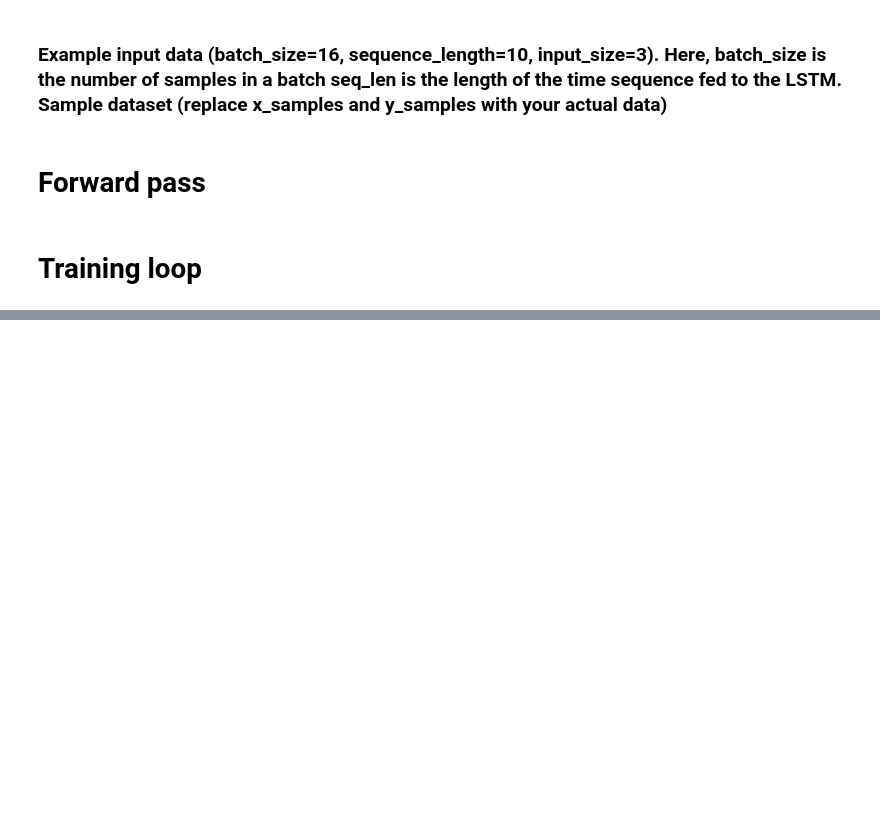
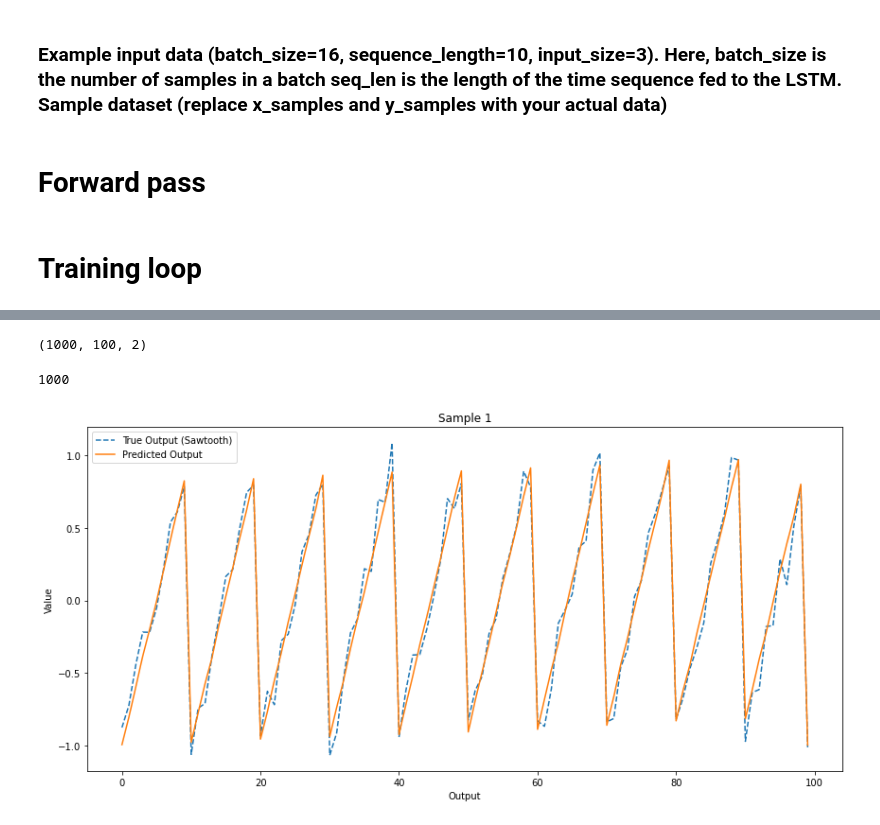
Before and after one commit to LeoBoticsHub/actuator_identification, a Jupyter notebook: training/actuator_lstm.ipynb, the cells around one changed output, grey strips where cells are left out. Saved outputs shown, nothing was run; the diff lists cells and outputs as text; code cells hidden in the pictures; blank space fills up the shorter version.

```diff
--- a/training/actuator_lstm.ipynb
+++ b/training/actuator_lstm.ipynb
@@ -49,5 +52,6 @@ hidden_size = 50
 output_size = 2         # e.g., torque and temperature
 num_layers = 2
 learning_rate = 0.001
-num_epochs = 100
+num_epochs = 2000
 batch_size = 32
+device = 'cuda' if torch.cuda.is_available() else 'cpu'
@@ -79,7 +142,6 @@ for epoch in range(num_epochs):
     epoch_loss = 0
     for i, (x_batch, y_batch) in enumerate(dataloader):
         x_batch, y_batch = x_batch.to('cuda'), y_batch.to('cuda')
-
         # Forward pass
         outputs = model(x_batch)
         loss = criterion(outputs, y_batch)
@@ -96,8 +158,17 @@ for epoch in range(num_epochs):
     print(f'Epoch [{epoch+1}/{num_epochs}], Loss: {avg_loss:.4f}')
     writer.add_scalar('Loss/train', avg_loss, epoch)  # Log to TensorBoard
 
+    # Extract individual outputs for logging
+    torque_output = outputs[:, 0].detach().mean().item()  # First output
+    temperature_output = outputs[:, 1].detach().mean().item()  # Second output
+
+    # Log loss and output values to TensorBoard
+    writer.add_scalar('Loss/train', loss.item(), epoch)
+    writer.add_scalar('Output/torque', torque_output, epoch)
+    writer.add_scalar('Output/temperature', temperature_output, epoch)
+
     # Save model checkpoints every 10 epochs
-    if (epoch + 1) % 10 == 0:
+    if (epoch + 1) % 250 == 0:
         torch.save(model.state_dict(), f'./checkpoints/actuator_lstm_epoch_{epoch+1}.pth')
 
 # Close the TensorBoard writer
@@ -105,0 +195,34 @@ print("Training complete.")
+# %%
+# Now we perform inference with the same input data
+model.eval()  # Set the model to evaluation mode
+
+# Get the model's output for the training input data
+with torch.no_grad():  # No gradient computation needed
+    predictions = model(x_samples_tensor)
+
+# Convert predictions to NumPy for plotting
+predictions_np = predictions.cpu().numpy()
+print(predictions_np.shape)
+# %% [output]
+(1000, 100, 2)
+# %%
+
+# Visualize the results
+plt.figure(figsize=(12, 6))
+print(len(y_samples))
+for i in range(1):  # Compare a few samples
+    plt.plot(y_samples[i, :, 0], label='True Output (Sawtooth)', linestyle='--')
+    plt.plot(predictions_np[i, :, 0], label='Predicted Output', linestyle='-')
+    plt.title(f'Sample {i + 1}')
+    plt.xlabel('Output')
+    plt.ylabel('Value')
+    plt.legend()
+
+# plt.plot(x_samples[:,1,1], label='True Output (Sawtooth)', linestyle='--')
+# plt.plot(predictions_np[:,1], label='Predicted Output', linestyle='-')
+
+plt.tight_layout()
+plt.show()
+# %% [output]
+1000
+[figure, added]
```
Also changed, not shown: parts of 7 cells of this notebook.
